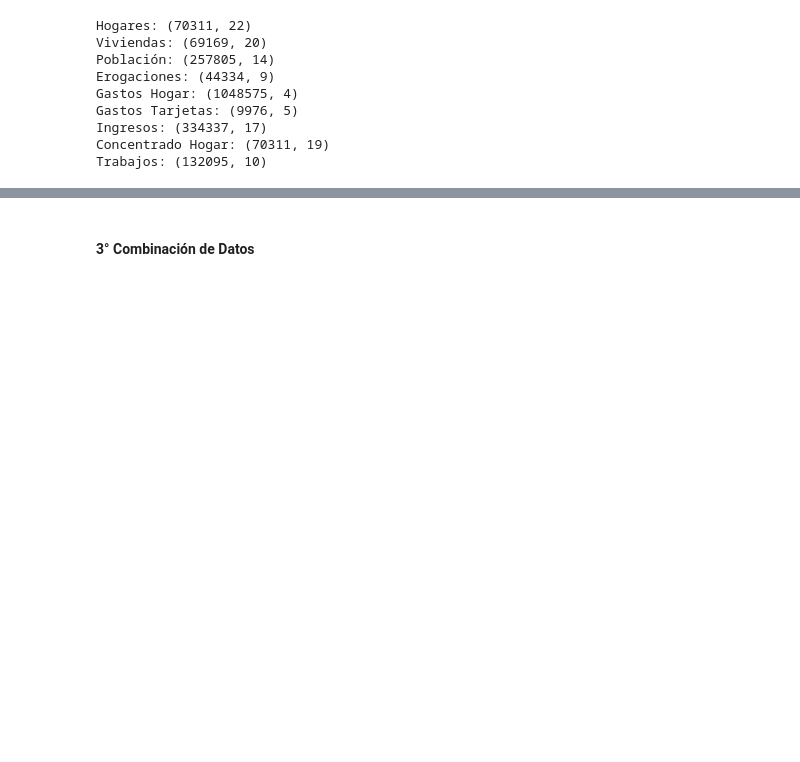
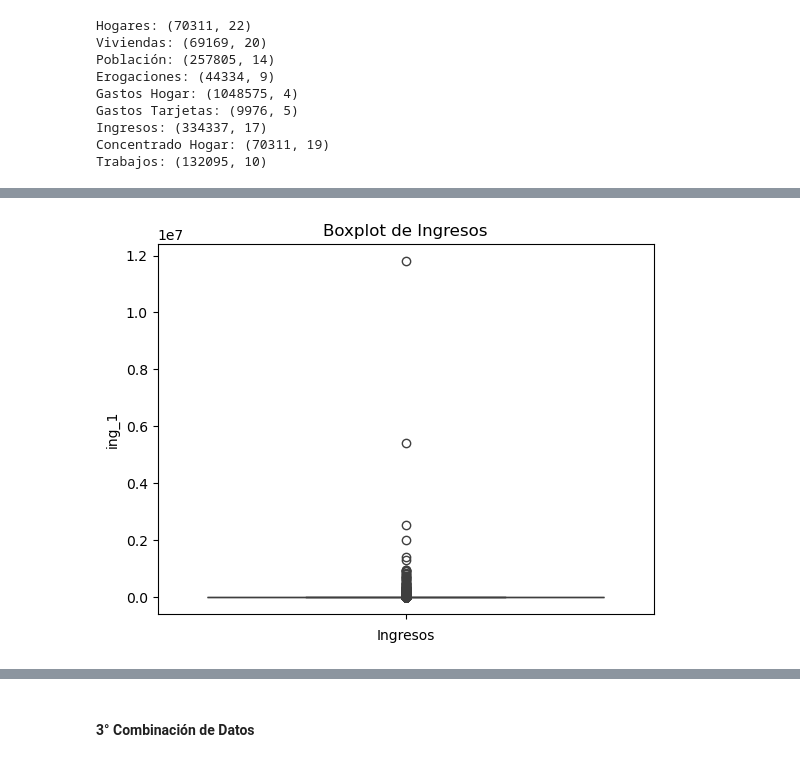
Before and after one commit to darmasrmez/ENIGH-project, a Jupyter notebook: EDA-CLEAN-ENIGH.ipynb, the cells around one changed output, grey strips where cells are left out. Drawn from its saved outputs; the diff is of its cells as text; code cells hidden in the pictures; blank space fills up the shorter version.

```diff
--- a/EDA-CLEAN-ENIGH.ipynb
+++ b/EDA-CLEAN-ENIGH.ipynb
@@ -485,0 +512,8 @@ Trabajos: (132095, 10)
+# %%
+# Boxplot de 'ing_1' de la tabla ingresos
+sns.boxplot(ingresos_enigh_copy['ing_1'])
+plt.xlabel('Ingresos')
+plt.title('Boxplot de Ingresos')
+plt.show()
+# %% [output]
+[figure, added]
```
Also changed, not shown: parts of 6 cells of this notebook, 1 other file.
